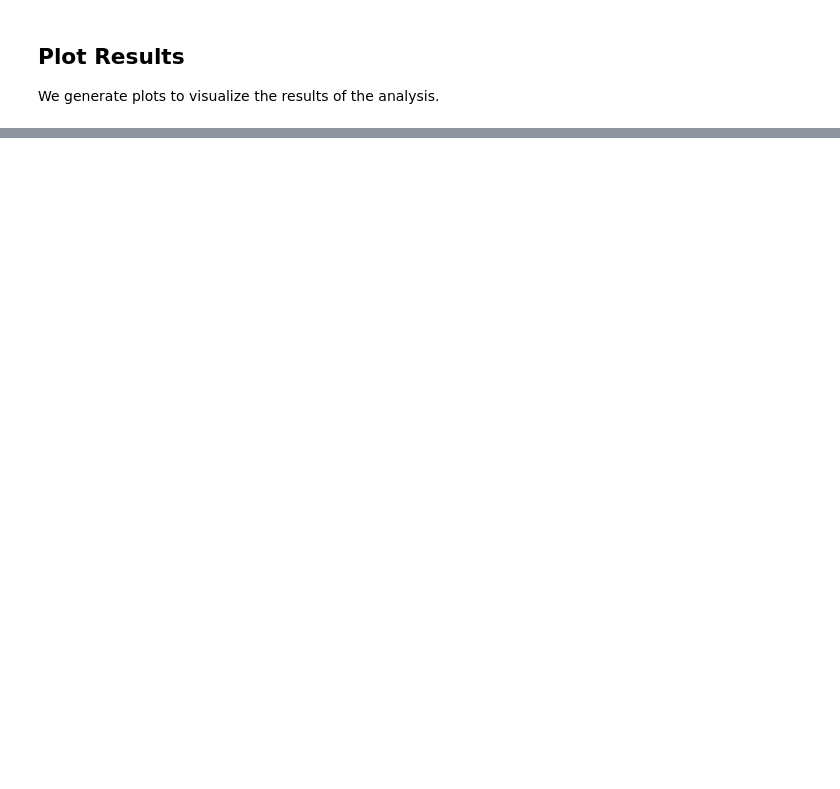
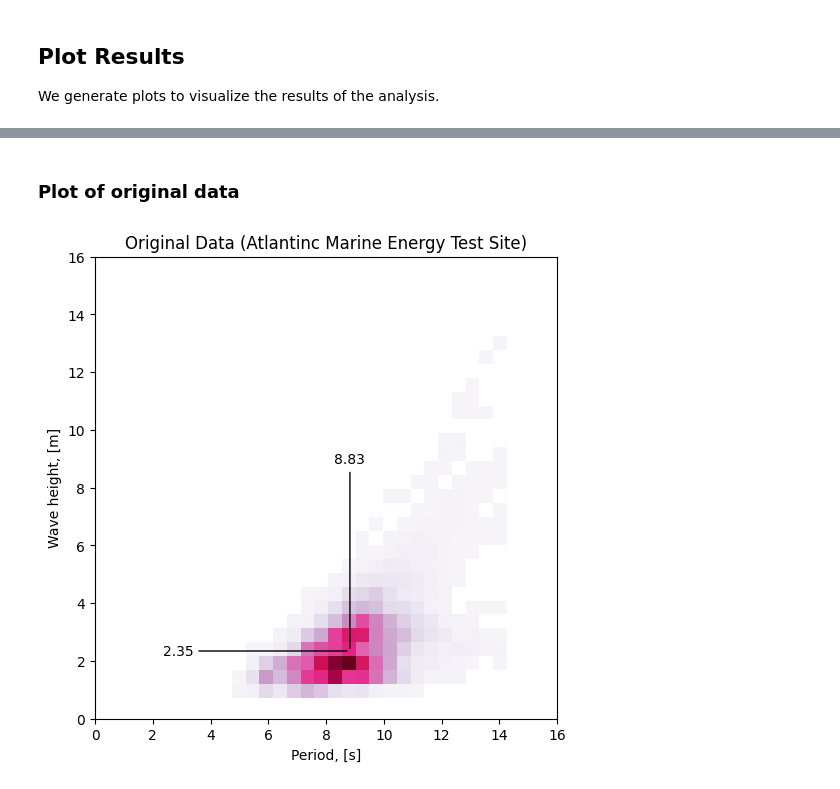
Before and after one commit to pciuh/wave-scatter, a Jupyter notebook: wave_scatter.ipynb, the cells around one changed output, grey strips where cells are left out. Cells and saved outputs as stored; diff of their text form; code cells hidden in the pictures; blank space fills up the shorter version.

```diff
--- a/wave_scatter.ipynb
+++ b/wave_scatter.ipynb
@@ -274,0 +197,20 @@ for i in range(nd):
+# %% [markdown]
+### Plot of original data
+# %%
+fig,ax = plt.subplots(figsize=(6,6))
+ax.set_title(s_title)
+cax = ax.imshow(df.replace(0,np.nan).values, aspect='auto', cmap=cMap, origin='upper',
+                extent=[min(vte), max(vte), min(vhs), max(vhs)])
+
+ax.annotate('%.2f'%mu[0],xytext=(mu[0],mu[0]),xy=(mu[0],mu[1]),ha='center',arrowprops=dict(facecolor='black', arrowstyle='-'))
+ax.annotate('%.2f'%mu[1],xytext=(mu[1],mu[1]),xy=(mu[0],mu[1]),va='center',arrowprops=dict(facecolor='black', arrowstyle='-'))
+
+ax.set_xlim(0,16)
+ax.set_ylim(0,16)
+ax.set_xlabel(LBL[0])
+ax.set_ylabel(LBL[1])
+ax.set_aspect(1)
+
+fig.savefig('scatter.png',dpi=300)
+# %% [output]
+[figure, added]
```
Also changed, not shown: parts of 8 cells of this notebook, 3 other files.
